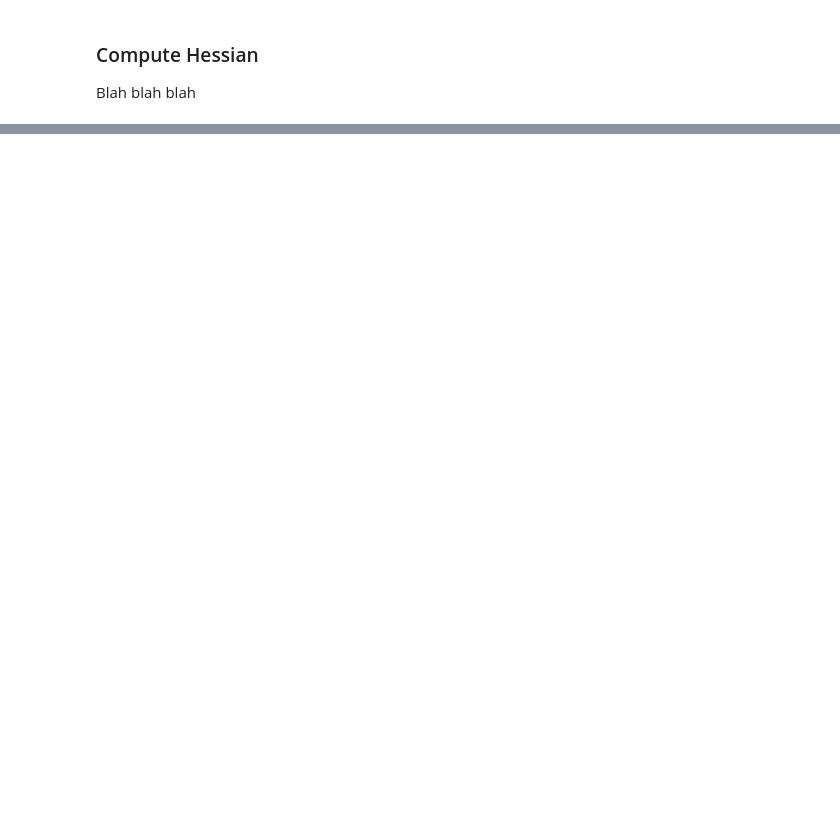
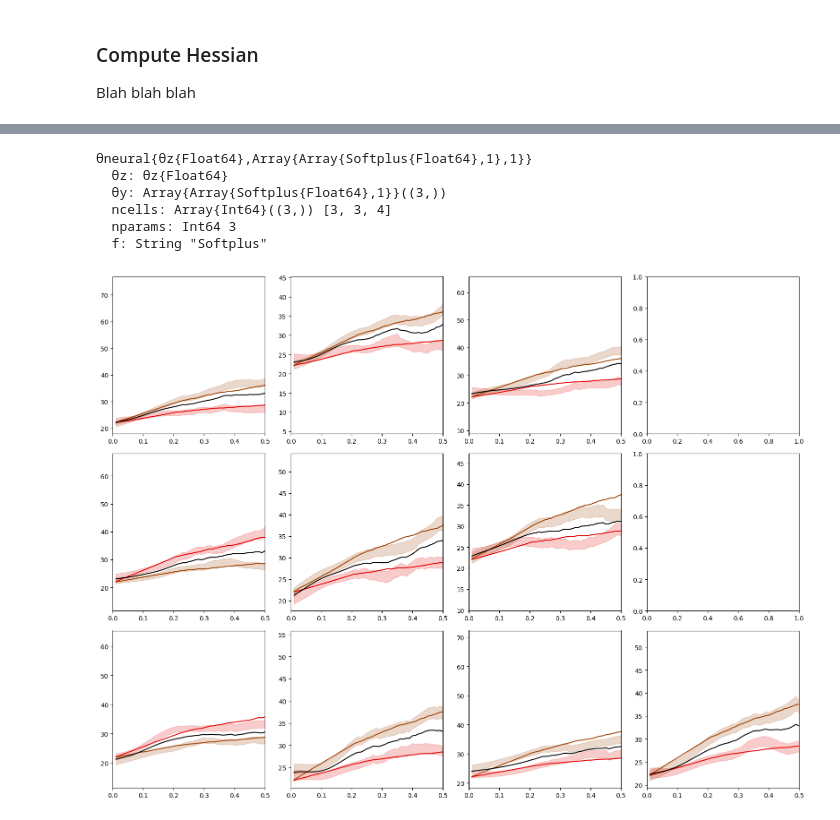
Before and after one commit to Brody-Lab/PulseInputDDM.jl, a Jupyter notebook: examples/fit_neural_model_converge.ipynb, the cells around one changed output, grey strips where cells are left out. Cells and saved outputs as stored; diff of their text form; code cells hidden in the pictures; blank space fills up the shorter version.

```diff
--- a/examples/fit_neural_model_converge.ipynb
+++ b/examples/fit_neural_model_converge.ipynb
@@ -366,0 +286,61 @@ hcat(collect(pulse_input_DDM.flatten(model.θ)) - CI .<
+# %%
+θ_syn = θneural(θz = θz(σ2_i = 0.5, B = 40., λ = -0.5, σ2_a = 50., σ2_s = 0.1,
+    ϕ = 0.6, τ_ϕ =  0.02),
+    θy=[[Softplus(10., rand([-1.,1.]),0.) for n in 1:N] for N in ncells], ncells=ncells,
+    nparams=nparams, f=f)
+#θ_syn = θneural(θz = θz(σ2_i = 0.5, B = 40., λ = -0.5, σ2_a = 50., σ2_s = 0.1,
+#    ϕ = 0.6, τ_ϕ =  0.02),
+#    θy=[[Sigmoid(10., 10., rand([-1.,1.]), 0.) for n in 1:N] for N in ncells], ncells=ncells,
+#    nparams=nparams, f=f)
+# %% [output]
+θneural{θz{Float64},Array{Array{Softplus{Float64},1},1}}
+  θz: θz{Float64}
+  θy: Array{Array{Softplus{Float64},1}}((3,))
+  ncells: Array{Int64}((3,)) [3, 3, 4]
+  nparams: Int64 3
+  f: String "Softplus"
+# %%
+data, μ_rnt, μ_t = synthetic_data(θ_syn, ntrials; centered=true);
+# %%
+output = pulse_input_DDM.process_spike_data.(μ_rnt, data, ncells; nconds=2);
+# %%
+μ_ct = getindex.(output, 1)
+σ_ct = getindex.(output, 2);
+# %%
+_, μ_c_λ = pulse_input_DDM.synthetic_λ(θ_syn, data; num_samples=100, nconds=2);
+# %%
+using PyPlot
+
+dt =1e-2
+
+num_rows, num_cols = length(data), maximum(map(x-> x[1].ncells, data))
+fig, ax = subplots(num_rows, num_cols, figsize=(4*maximum(map(x-> x[1].ncells, data)), 4*length(data)))
+my_colors = ["#E50000","#9F3F00","#5A7F00","#15BF00"]
+
+for i in 1:num_rows
+
+    for j in 1:data[i][1].ncells
+        for k = 1:2
+
+            ax[i,j].fill_between((1:length(μ_ct[i][j][k]))*dt,
+                μ_ct[i][j][k] + σ_ct[i][j][k],
+                μ_ct[i][j][k] - σ_ct[i][j][k],
+                alpha=0.2, color=my_colors[k])
+
+            ax[i,j].plot((1:length(μ_c_λ[i][j][k]))*dt,
+                μ_c_λ[i][j][k], color=my_colors[k])
+
+            ax[i,j].set_xlim((0, 0.5))
+
+        end
+
+        ax[i,j].plot((1:length(μ_t[i][j]))*dt,
+            μ_t[i][j], color="black")
+
+    end
+
+end
+
+tight_layout()
+# %% [output]
+[figure, added]
```
Also changed, not shown: parts of 78 cells of this notebook, 8 other files.
